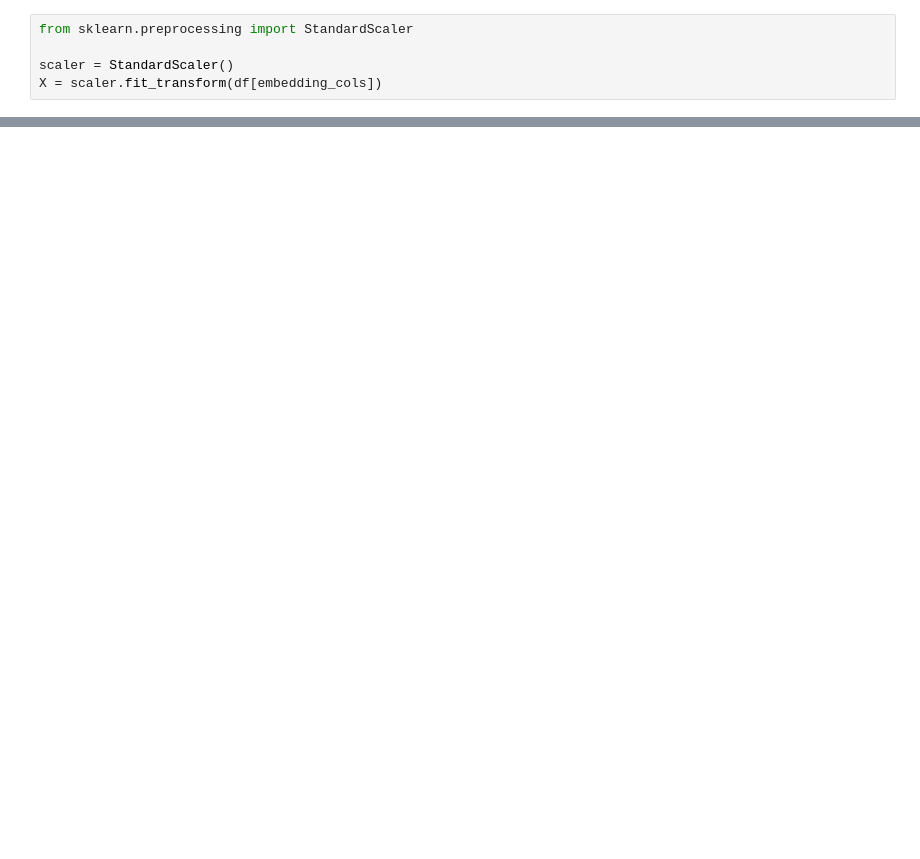
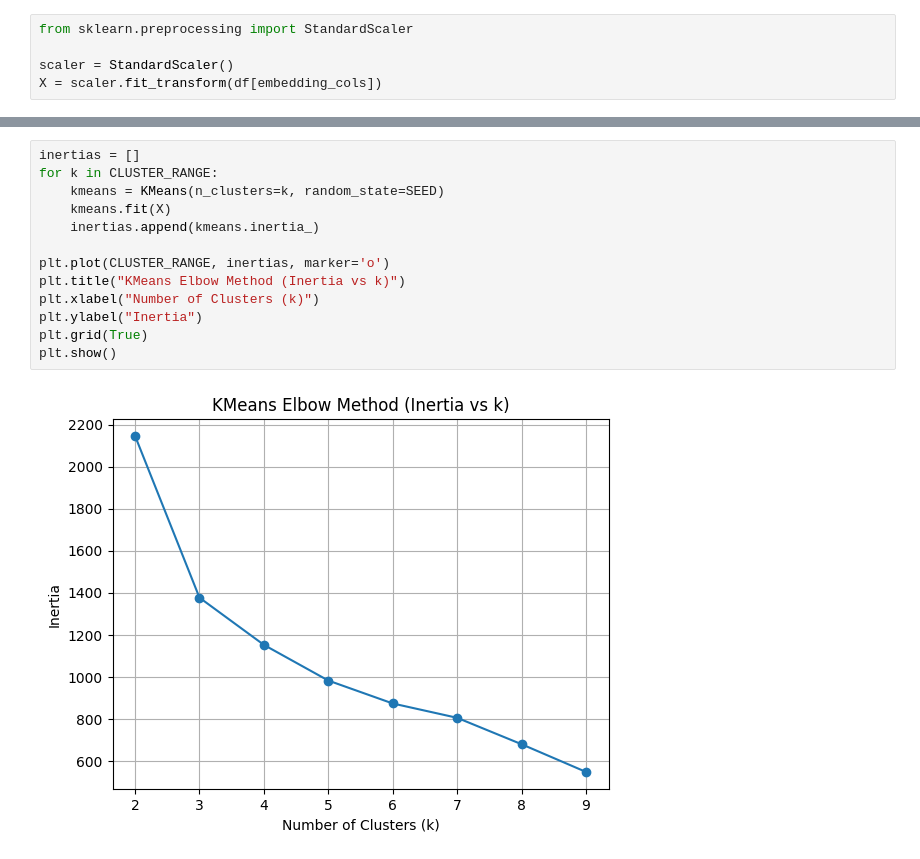
Before and after one commit to Xron7/FakeNewsDetection, a Jupyter notebook: network/node_clustering.ipynb, the cells around one changed output, grey strips where cells are left out. Cells and saved outputs as stored; diff of their text form; blank space fills up the shorter version.

```diff
--- a/network/node_clustering.ipynb
+++ b/network/node_clustering.ipynb
@@ -31,0 +118,15 @@ X = scaler.fit_transform(df[embedding_cols])
+# %%
+inertias = []
+for k in CLUSTER_RANGE:
+    kmeans = KMeans(n_clusters=k, random_state=SEED)
+    kmeans.fit(X)
+    inertias.append(kmeans.inertia_)
+
+plt.plot(CLUSTER_RANGE, inertias, marker='o')
+plt.title("KMeans Elbow Method (Inertia vs k)")
+plt.xlabel("Number of Clusters (k)")
+plt.ylabel("Inertia")
+plt.grid(True)
+plt.show()
+# %% [output]
+[figure, added]
```
Also changed, not shown: parts of 22 cells of this notebook, 1 other file.
